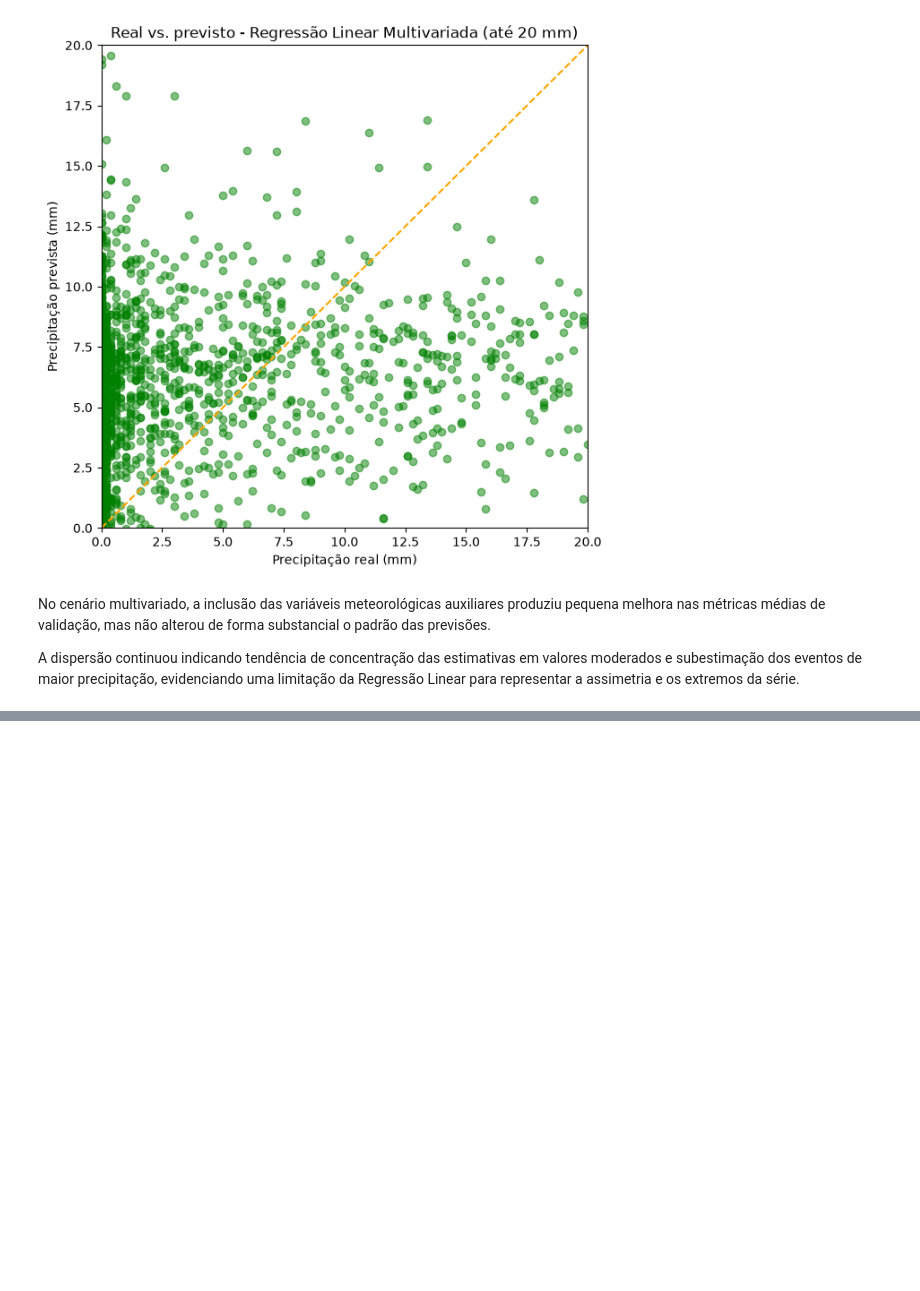
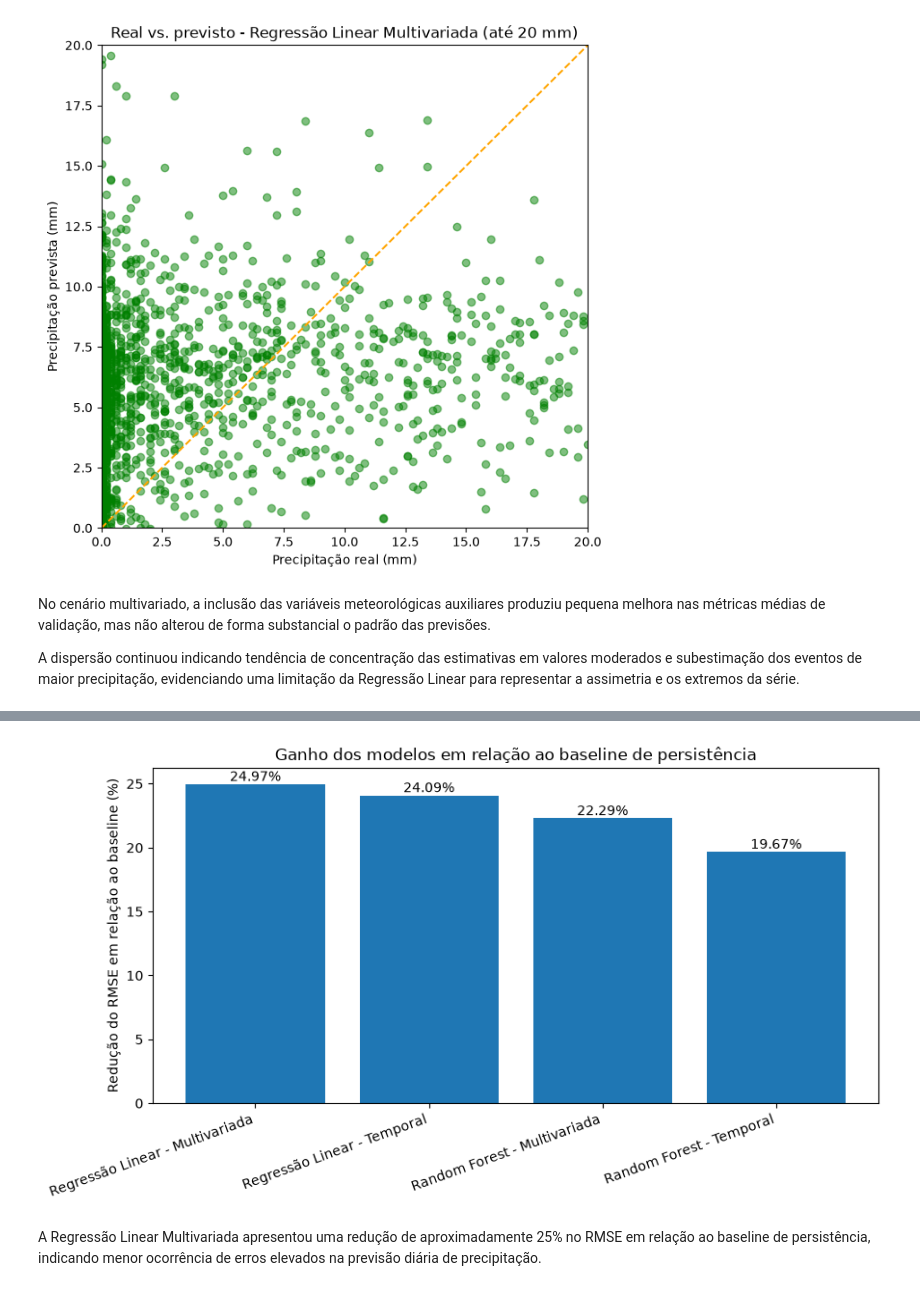
Before and after one commit to arthur94ds/analise_-previsao_precipitacao_pluviometrica, a Jupyter notebook: notebooks/04_modelagem.ipynb, the cells around one changed output, grey strips where cells are left out. Saved outputs shown, nothing was run; the diff lists cells and outputs as text; code cells hidden in the pictures; blank space fills up the shorter version.

Commit message:
Finaliza comparacao e selecao dos modelos

```diff
--- a/notebooks/04_modelagem.ipynb
+++ b/notebooks/04_modelagem.ipynb
@@ -675,0 +882,20 @@ A dispersão continuou indicando tendência de concentração das estimativas em
+# %%
+mae_baseline = resultados_modelos.loc[
+    resultados_modelos["Modelo"] == "Baseline - Persistência",
+    "MAE_medio_mm"
+].iloc[0]
+
+rmse_baseline = resultados_modelos.loc[
+    resultados_modelos["Modelo"] == "Baseline - Persistência",
+    "RMSE_medio_mm"
+].iloc[0]
+# %%
+resultados_modelos["Ganho_MAE_pct"] = (
+    (mae_baseline - resultados_modelos["MAE_medio_mm"])
+    / mae_baseline
+) * 100
+
+resultados_modelos["Ganho_RMSE_pct"] = (
+    (rmse_baseline - resultados_modelos["RMSE_medio_mm"])
+    / rmse_baseline
+) * 100
@@ -675,0 +917,40 @@ A dispersão continuou indicando tendência de concentração das estimativas em
+# %%
+modelos_grafico = resultados_modelos[
+    resultados_modelos["Modelo"] != "Baseline - Persistência"
+].copy()
+
+modelos_grafico = modelos_grafico.sort_values(
+    "Ganho_RMSE_pct",
+    ascending=False
+)
+
+plt.figure(figsize=(9, 5))
+
+barras = plt.bar(
+    modelos_grafico["Modelo"],
+    modelos_grafico["Ganho_RMSE_pct"]
+)
+
+plt.ylabel("Redução do RMSE em relação ao baseline (%)")
+plt.title("Ganho dos modelos em relação ao baseline de persistência")
+
+plt.xticks(rotation=20, ha="right")
+
+for barra, valor in zip(
+    barras,
+    modelos_grafico["Ganho_RMSE_pct"]
+):
+    plt.text(
+        barra.get_x() + barra.get_width() / 2,
+        barra.get_height(),
+        f"{valor:.2f}%",
+        ha="center",
+        va="bottom"
+    )
+
+plt.tight_layout()
+plt.show()
+# %% [output]
+[figure, added]
+# %% [markdown]
+A Regressão Linear Multivariada apresentou uma redução de aproximadamente 25% no RMSE em relação ao baseline de persistência, indicando menor ocorrência de erros elevados na previsão diária de precipitação.
```
Also changed, not shown: parts of 25 cells of this notebook.
